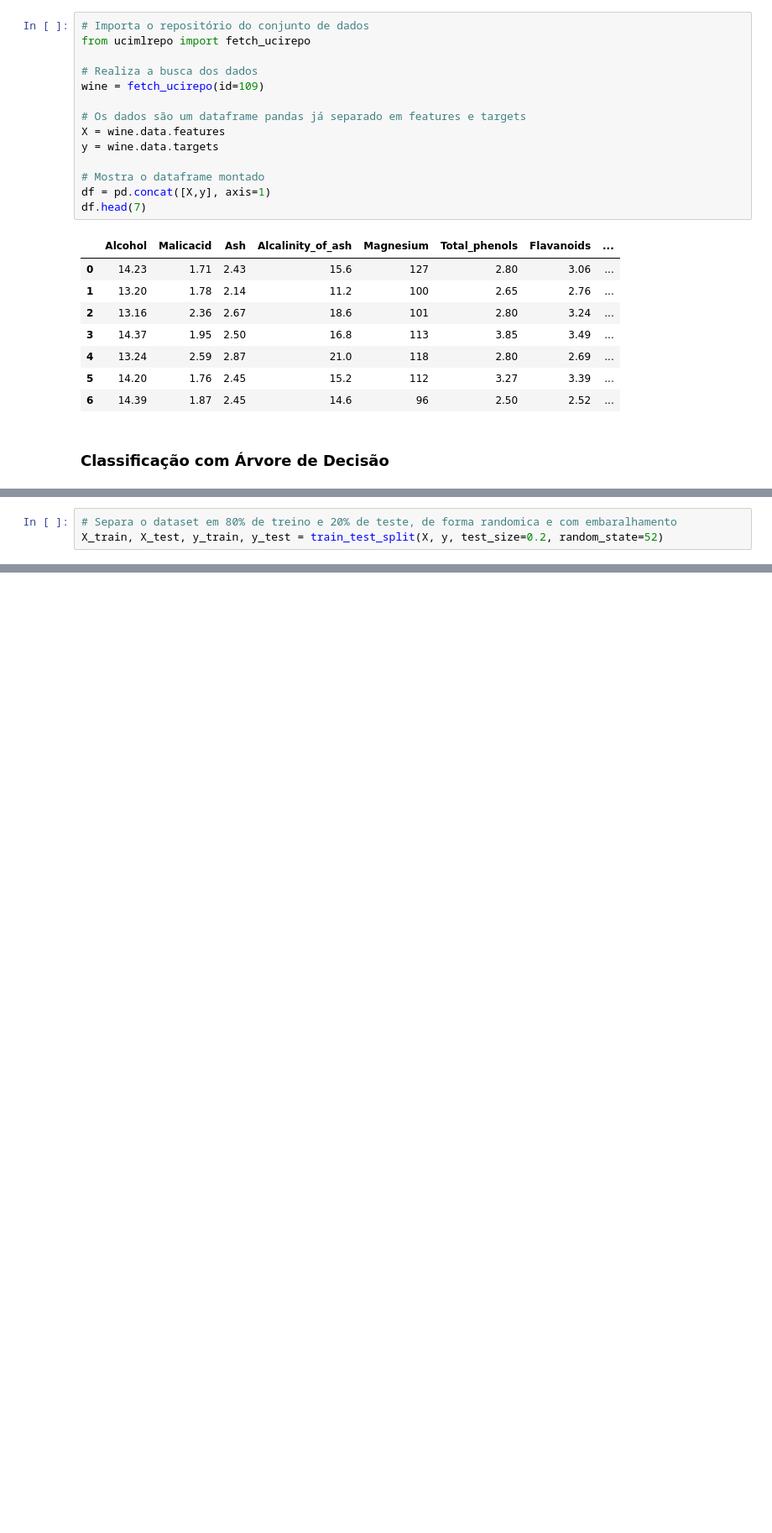
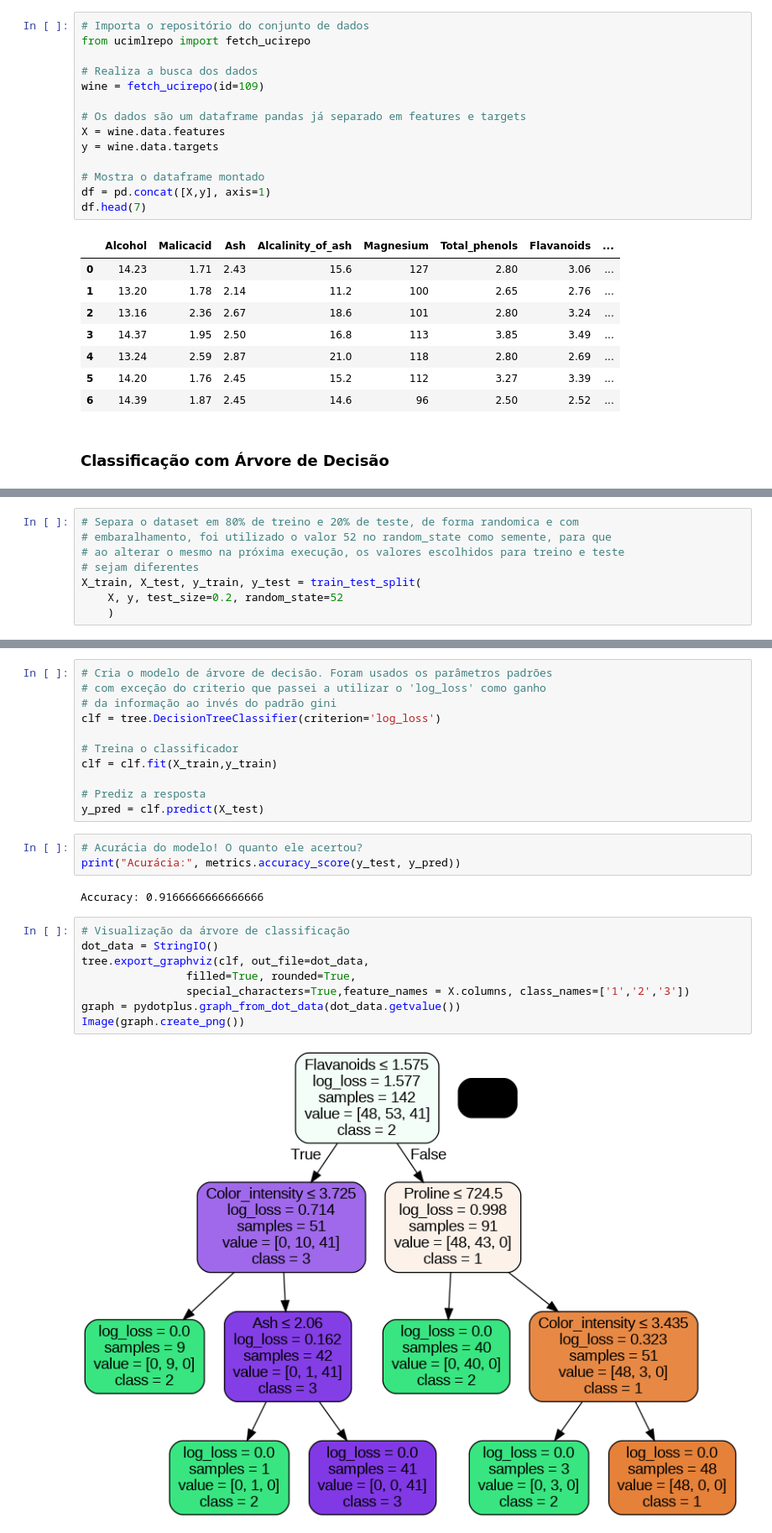
Before and after one commit to deiveleal/data, a Jupyter notebook: mestrado/ft105/classificacao/ClassificationWithDecisionTree.ipynb, the cells around one changed output, grey strips where cells are left out. Shown at 84% size. Drawn from its saved outputs; the diff is of its cells as text; blank space fills up the shorter version.

```diff
--- a/mestrado/ft105/classificacao/ClassificationWithDecisionTree.ipynb
+++ b/mestrado/ft105/classificacao/ClassificationWithDecisionTree.ipynb
@@ -45,3 +54,8 @@ df.head(7)
 # %%
-# Separa o dataset em 80% de treino e 20% de teste, de forma randomica e com embaralhamento
-X_train, X_test, y_train, y_test = train_test_split(X, y, test_size=0.2, random_state=52)
+# Separa o dataset em 80% de treino e 20% de teste, de forma randomica e com
+# embaralhamento, foi utilizado o valor 52 no random_state como semente, para que
+# ao alterar o mesmo na próxima execução, os valores escolhidos para treino e teste
+# sejam diferentes
+X_train, X_test, y_train, y_test = train_test_split(
+    X, y, test_size=0.2, random_state=52
+    )
@@ -82,0 +75,26 @@ UFuncTypeError: ufunc 'add' did not contain a loop with signature matching types
+# %%
+# Cria o modelo de árvore de decisão. Foram usados os parâmetros padrões
+# com exceção do criterio que passei a utilizar o 'log_loss' como ganho
+# da informação ao invés do padrão gini
+clf = tree.DecisionTreeClassifier(criterion='log_loss')
+
+# Treina o classificador
+clf = clf.fit(X_train,y_train)
+
+# Prediz a resposta
+y_pred = clf.predict(X_test)
+# %%
+# Acurácia do modelo! O quanto ele acertou?
+print("Acurácia:", metrics.accuracy_score(y_test, y_pred))
+# %% [output]
+Accuracy: 0.9166666666666666
+# %%
+# Visualização da árvore de classificação
+dot_data = StringIO()
+tree.export_graphviz(clf, out_file=dot_data,
+                filled=True, rounded=True,
+                special_characters=True,feature_names = X.columns, class_names=['1','2','3'])
+graph = pydotplus.graph_from_dot_data(dot_data.getvalue())
+Image(graph.create_png())
+# %% [output]
+[figure, added]
```
Also changed, not shown: parts of 19 cells of this notebook.
